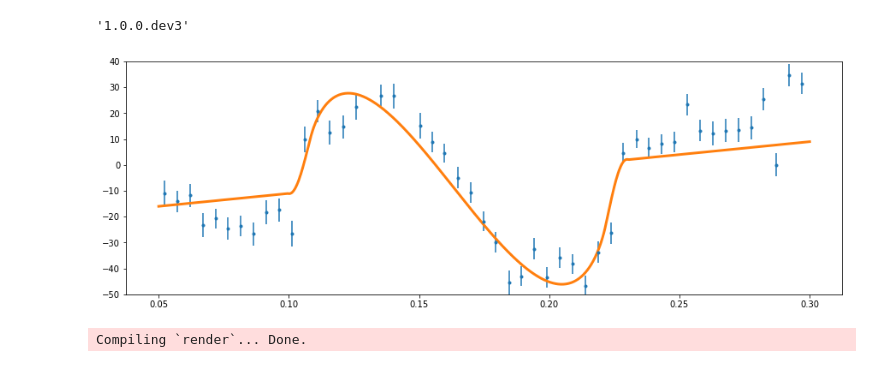
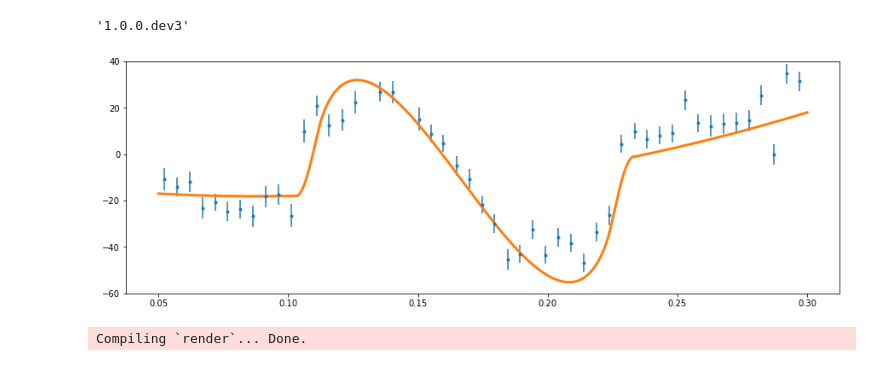
Before and after one commit to benmontet/rm_fits, a Jupyter notebook: notebooks/optimize.ipynb, the cells around one changed output. Cells and saved outputs as stored; diff of their text form; code cells hidden in the pictures.

```diff
--- a/notebooks/optimize.ipynb
+++ b/notebooks/optimize.ipynb
@@ -16,50 +16,58 @@ time -= 2458706.5
 # %%
 Prot = 2.85             # days
 P = 8.1387              # days
-t0 = 0.165
+t0 = 0.168
 e = 0.0
 w = 0.0
-inc = 82.0
+inc = 90.0
 
 
 vsini = 18.3 * 1e3      # m /s
-r = 0.05972             # In units of Rstar
+r = 0.06472             # In units of Rstar
 b = -0.40               # I want it to transit in the South!
 a = 19.42               # In units of Rstar
 u1 = 0.95
 u2 = 0.20
-obl = 10
-gamma = -6
+obl = -0
+gamma = -15
 gammadot = 100
+gammadotdot = 800
 
 veq = vsini / np.sin(inc * np.pi / 180.0)
 # %%
 map.reset()
 map.inc = inc
 map.obl = obl
 #map.add_spot(spot_amp, sigma=spot_sig, lon=spot_lon, lat=-spot_lat)
 map[1:] = [u1, u2]
 map.veq = veq
 
 orbit = exo.orbits.KeplerianOrbit(period=P, a=a, t0=t0, b=b, ecc=e, omega=w, r_star=1.0)
 
 
 t = np.linspace(0.05, 0.30, 1000)
-x, y, z = orbit.get_relative_position(t)
-xo = x.eval()
-yo = y.eval()
-zo = z.eval()
+
+
+f = (t - t0)/P*2*np.pi
+I = np.arccos(b/a)
+
+zo = a*np.cos(f)
+yo = -a*np.sin(np.pi/2+f)*np.cos(I)
+xo = a*np.sin(f)*np.sin(I)
+
+
 theta = 360.0 / Prot * t
 
 rv = map.rv(xo=xo, yo=yo, zo=zo, ro=r, theta=theta)
-rv += gamma + gammadot*(t-0.15)
+rv += gamma + gammadot*(t-0.15) + gammadotdot*(t-0.15)**2
+
 
 plt.figure(figsize=(15,5))
 plt.plot(t, rv, "C1", lw=3)
 plt.errorbar(time, vels, yerr=verr, fmt='.')
-plt.ylim(-50, 40);
+plt.ylim(-60, 40);
 # %% [output]
-[figure, old version]
+[figure, new version]
 # %%
 map.show(rv=False)
 # %% [output]
```
Also changed, not shown: parts of 6 cells of this notebook.
